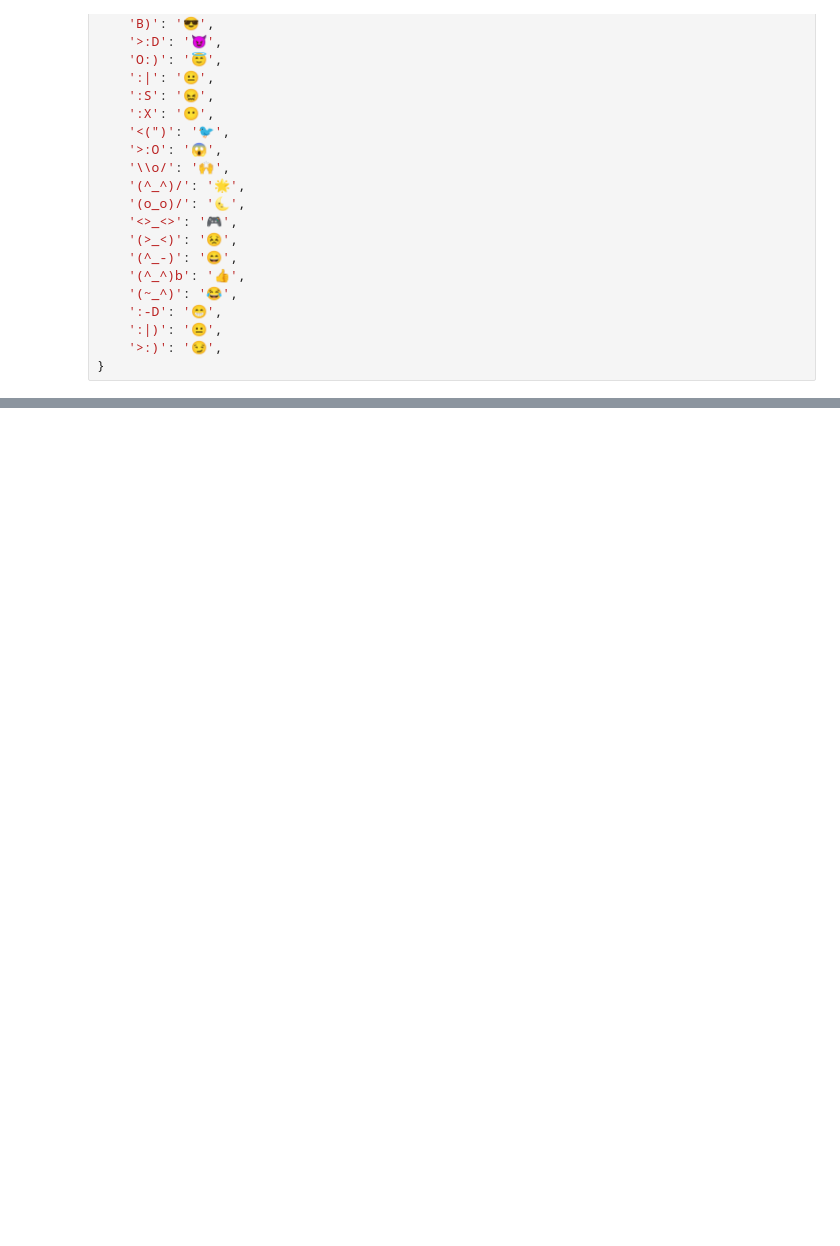
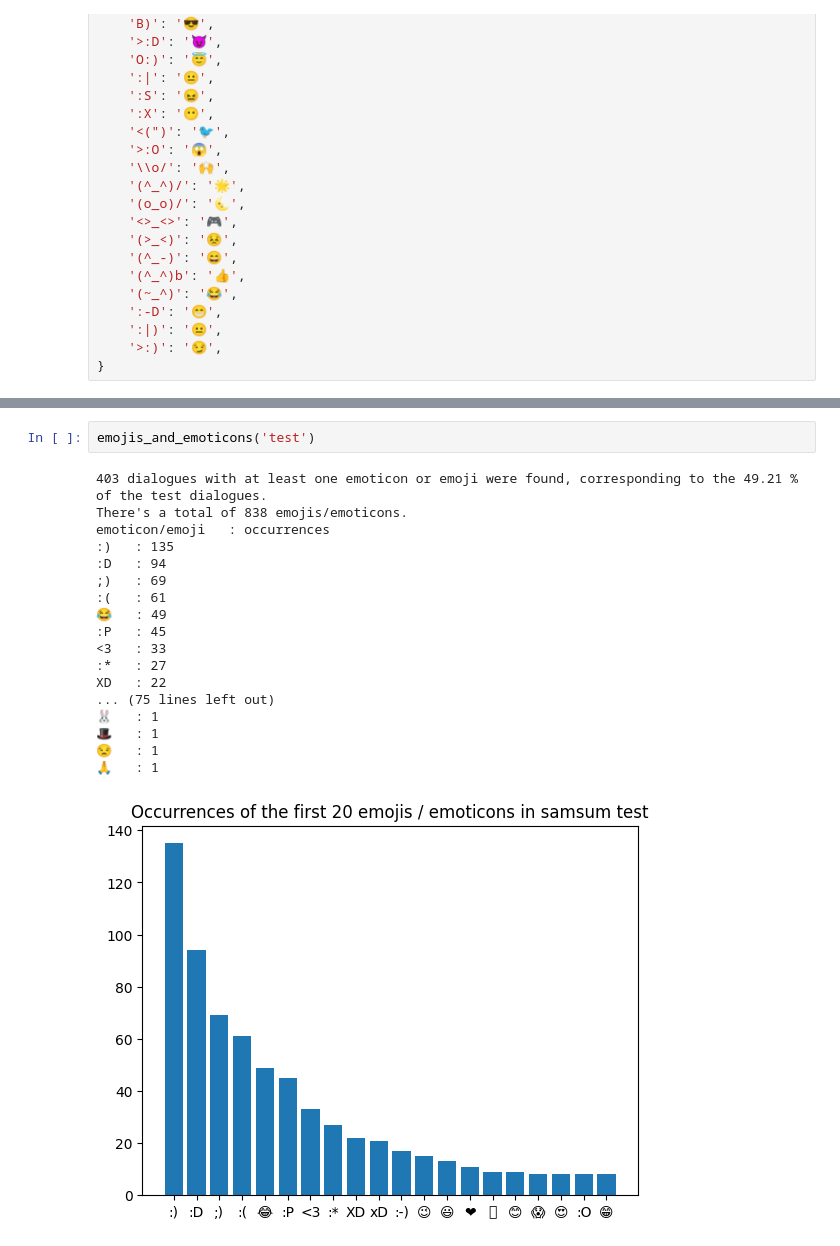
Before and after one commit to al3ssandrocaruso/Enhanced-Abstractive-Chat-Summarization, a Jupyter notebook: utils/count_samsum_emojis.ipynb, the cells around one changed output, grey strips where cells are left out. Saved outputs shown, nothing was run; the diff lists cells and outputs as text; blank space fills up the shorter version.

```diff
--- a/utils/count_samsum_emojis.ipynb
+++ b/utils/count_samsum_emojis.ipynb
@@ -212,0 +162,21 @@ AttributeError: 'list' object has no attribute 'get'
+# %%
+emojis_and_emoticons('test')
+# %% [output]
+403 dialogues with at least one emoticon or emoji were found, corresponding to the 49.21 % of the test dialogues.
+There's a total of 838 emojis/emoticons.
+emoticon/emoji   : occurrences
+:)   : 135
+:D   : 94
+;)   : 69
+:(   : 61
+😂   : 49
+:P   : 45
+<3   : 33
+:*   : 27
+XD   : 22
+... (75 lines left out)
+🐰   : 1
+🎩   : 1
+😒   : 1
+🙏   : 1
+[figure, added]
```
Also changed, not shown: parts of 8 cells of this notebook.
